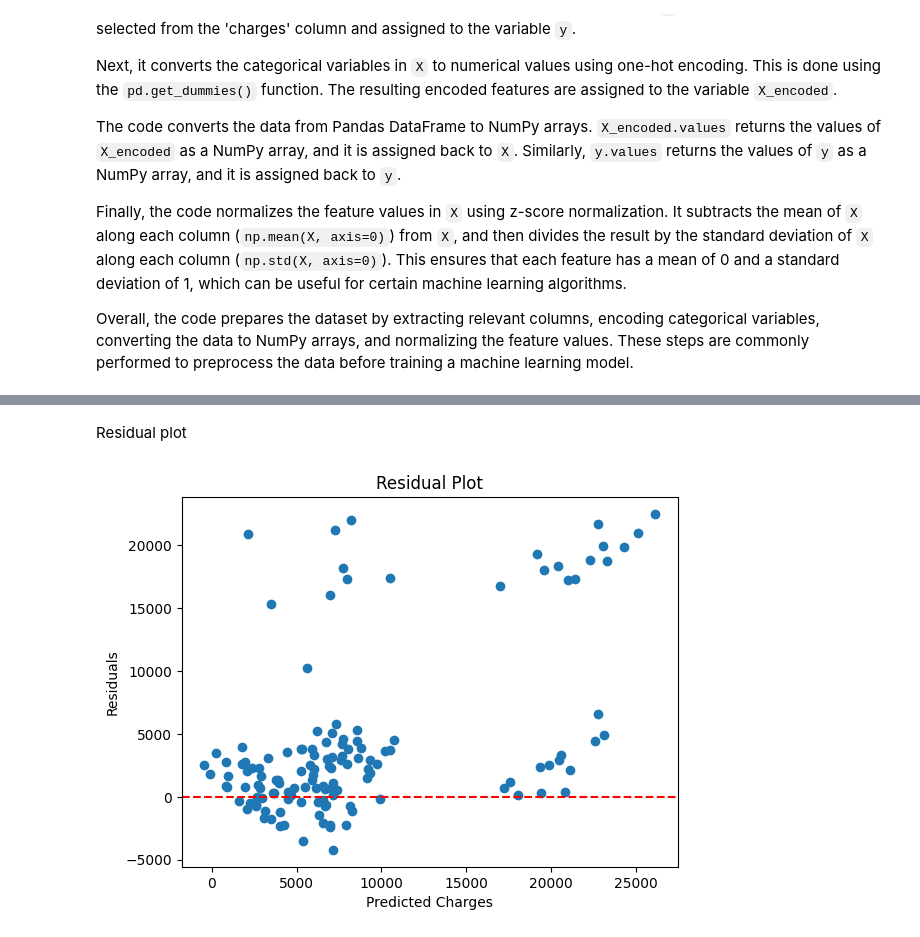
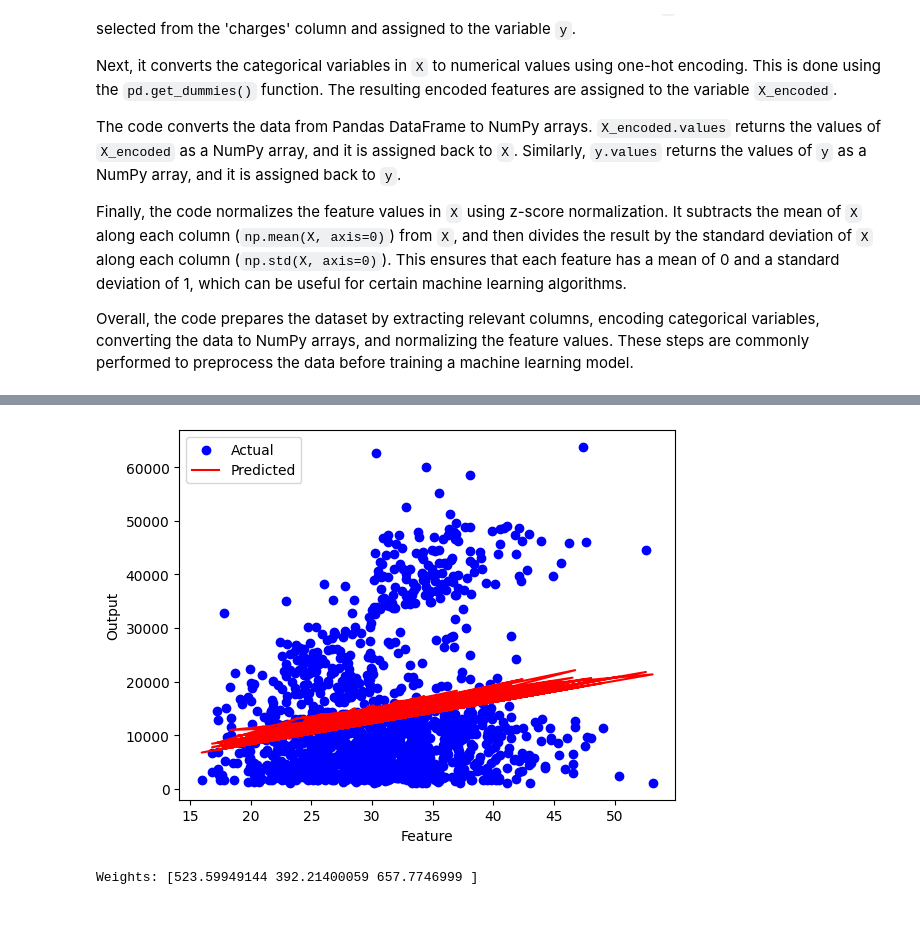
Before and after one commit to RRSSsantosh-cse/FSM_IITD-AIA_ML, a Jupyter notebook: Assignment2.ipynb, the cells around one changed output, grey strips where cells are left out. Saved outputs shown, nothing was run; the diff lists cells and outputs as text; code cells hidden in the pictures.

```diff
--- a/Assignment2.ipynb
+++ b/Assignment2.ipynb
@@ -101,10 +58,0 @@ class LinearRegression:
-# %%
-model = LinearRegression(learning_rate=0.0001, num_iterations=10000) #creating an object for Linearregression class
-model.fit(X_train, y_train)     #fit the model
-
-# Make predictions on the test set
-y_pred = model.predict(X_test)
-
-# Evaluate the model using mean squared error (MSE)
-mse = np.mean((y_pred - y_test) ** 2)
-print("Mean Squared Error:",math.sqrt(mse))
@@ -133,12 +59,38 @@ plt.show()
-# %% [markdown]
-Residual plot
-# %%
-residuals = y_test - y_pred
-plt.scatter(y_pred, residuals)
-plt.xlabel('Predicted Charges')
-plt.ylabel('Residuals')
-plt.title('Residual Plot')
-plt.axhline(y=0, color='r', linestyle='--')  # Add a horizontal line at y=0
-plt.show()
-# %% [output]
-[figure, removed]
+# %%
+def linear_regression(x_train, y_train):
+    # Add a column of ones to x_train for the bias term
+    ones = np.ones((x_train.shape[0], 1))
+    x_train = np.concatenate((ones, x_train), axis=1)
+
+    # Calculate the optimal weights using the normal equation
+    x_transpose = np.transpose(x_train)
+    x_transpose_dot_x = np.dot(x_transpose, x_train)
+    x_transpose_dot_y = np.dot(x_transpose, y_train)
+    weights = np.dot(np.linalg.inv(x_transpose_dot_x), x_transpose_dot_y)
+
+    # Predict the outputs for the training data
+    y_pred = np.dot(x_train, weights)
+
+    # Plot the actual vs. predicted values
+    plt.scatter(x_train[:, 1], y_train, color='blue', label='Actual')
+    plt.plot(x_train[:, 1], y_pred, color='red', label='Predicted')
+    plt.xlabel('Feature')
+    plt.ylabel('Output')
+    plt.legend()
+    plt.show()
+
+    return weights
+# %%
+
+
+# Extract the features (x) and outputs (y)
+x_train = dataset[['bmi', 'children']].values
+y_train = dataset['charges'].values
+
+# Apply the linear regression algorithm
+weights = linear_regression(x_train, y_train)
+
+print("Weights:", weights)
+# %% [output]
+[figure, added]
+Weights: [523.59949144 392.21400059 657.7746999 ]
```
Also changed, not shown: parts of 8 cells of this notebook.
